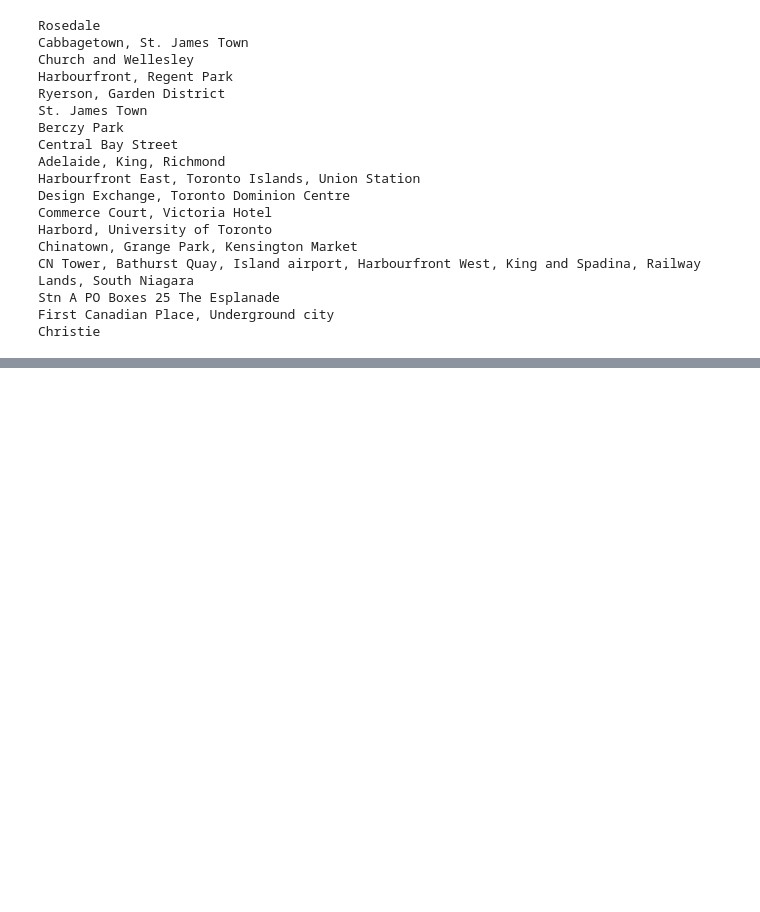
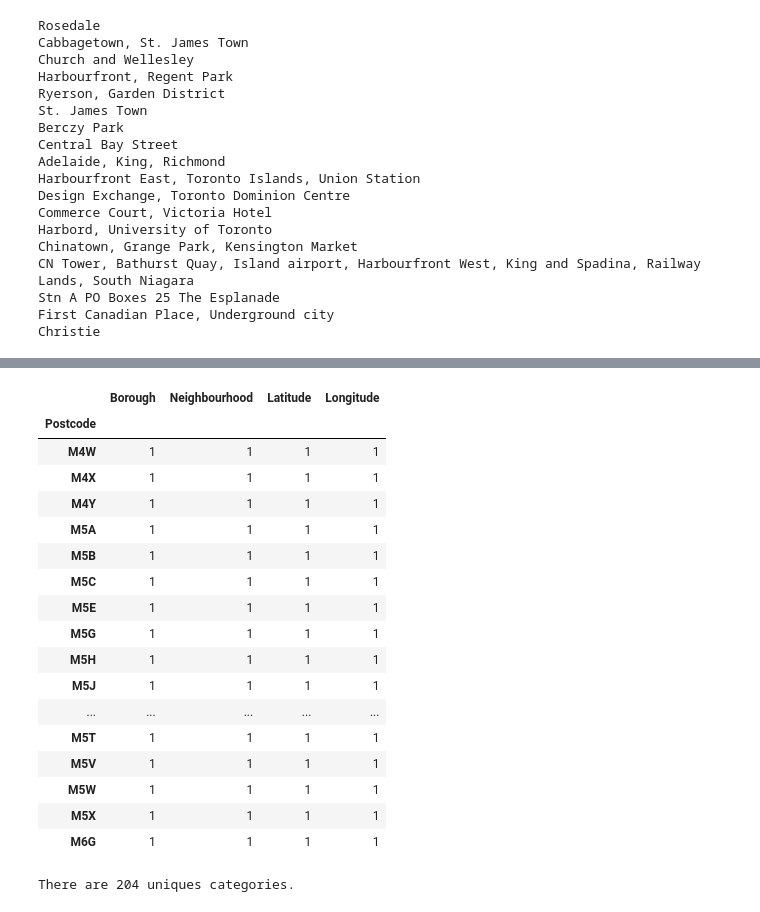
Before and after one commit to srividya006/Coursera_Capstone, a Jupyter notebook: df_postal-code-latlong-foursquare.ipynb, the cells around one changed output, grey strips where cells are left out. Saved outputs shown, nothing was run; the diff lists cells and outputs as text; code cells hidden in the pictures; blank space fills up the shorter version.

```diff
--- a/df_postal-code-latlong-foursquare.ipynb
+++ b/df_postal-code-latlong-foursquare.ipynb
@@ -460,3 +460,29 @@ DTT_venues.head()
 | 2 | Rosedale | 43.679563 | -79.377529 | Alex Murray Parkette | 43.678300 | -79.382773 | ... |
 | 3 | Rosedale | 43.679563 | -79.377529 | Milkman's Lane | 43.676352 | -79.373842 | ... |
 | 4 | Cabbagetown, St. James Town | 43.667967 | -79.367675 | Cranberries | 43.667843 | -79.369407 | ... |
+# %%
+# venues per neighborhood
+Downtown_Toronto_data.groupby('Postcode').count()
+# %% [output]
+|  | Borough | Neighbourhood | Latitude | Longitude |
+| Postcode |  |  |  |  |
+| M4W | 1 | 1 | 1 | 1 |
+| M4X | 1 | 1 | 1 | 1 |
+| M4Y | 1 | 1 | 1 | 1 |
+| M5A | 1 | 1 | 1 | 1 |
+| M5B | 1 | 1 | 1 | 1 |
+| M5C | 1 | 1 | 1 | 1 |
+| M5E | 1 | 1 | 1 | 1 |
+| M5G | 1 | 1 | 1 | 1 |
+| M5H | 1 | 1 | 1 | 1 |
+| M5J | 1 | 1 | 1 | 1 |
+| ... | ... | ... | ... | ... |
+| M5T | 1 | 1 | 1 | 1 |
+| M5V | 1 | 1 | 1 | 1 |
+| M5W | 1 | 1 | 1 | 1 |
+| M5X | 1 | 1 | 1 | 1 |
+| M6G | 1 | 1 | 1 | 1 |
+# %%
+print('There are {} uniques categories.'.format(len(DTT_venues['Venue Category'].unique())))
+# %% [output]
+There are 204 uniques categories.
```
Also changed, not shown: parts of 1 cell of this notebook.
